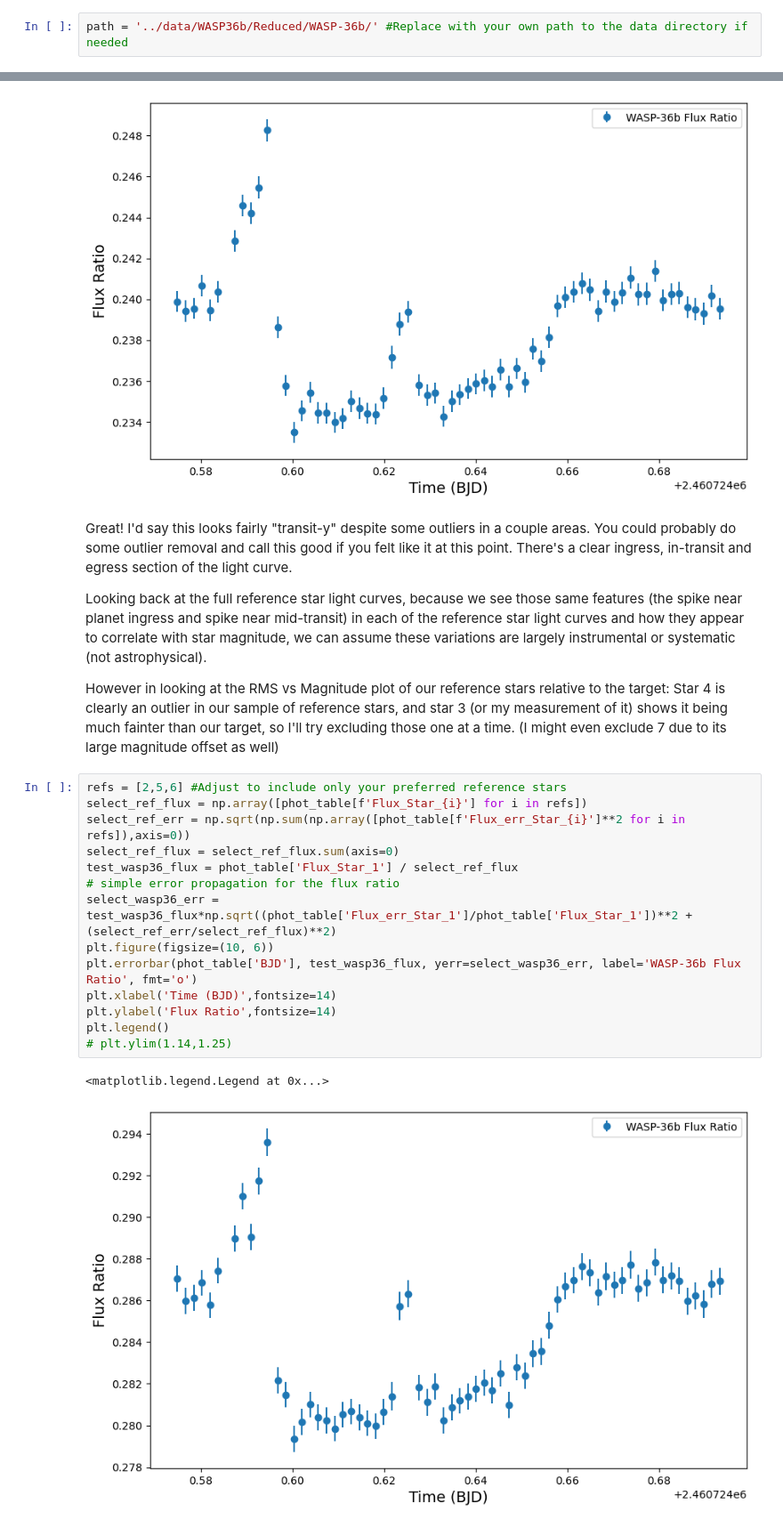
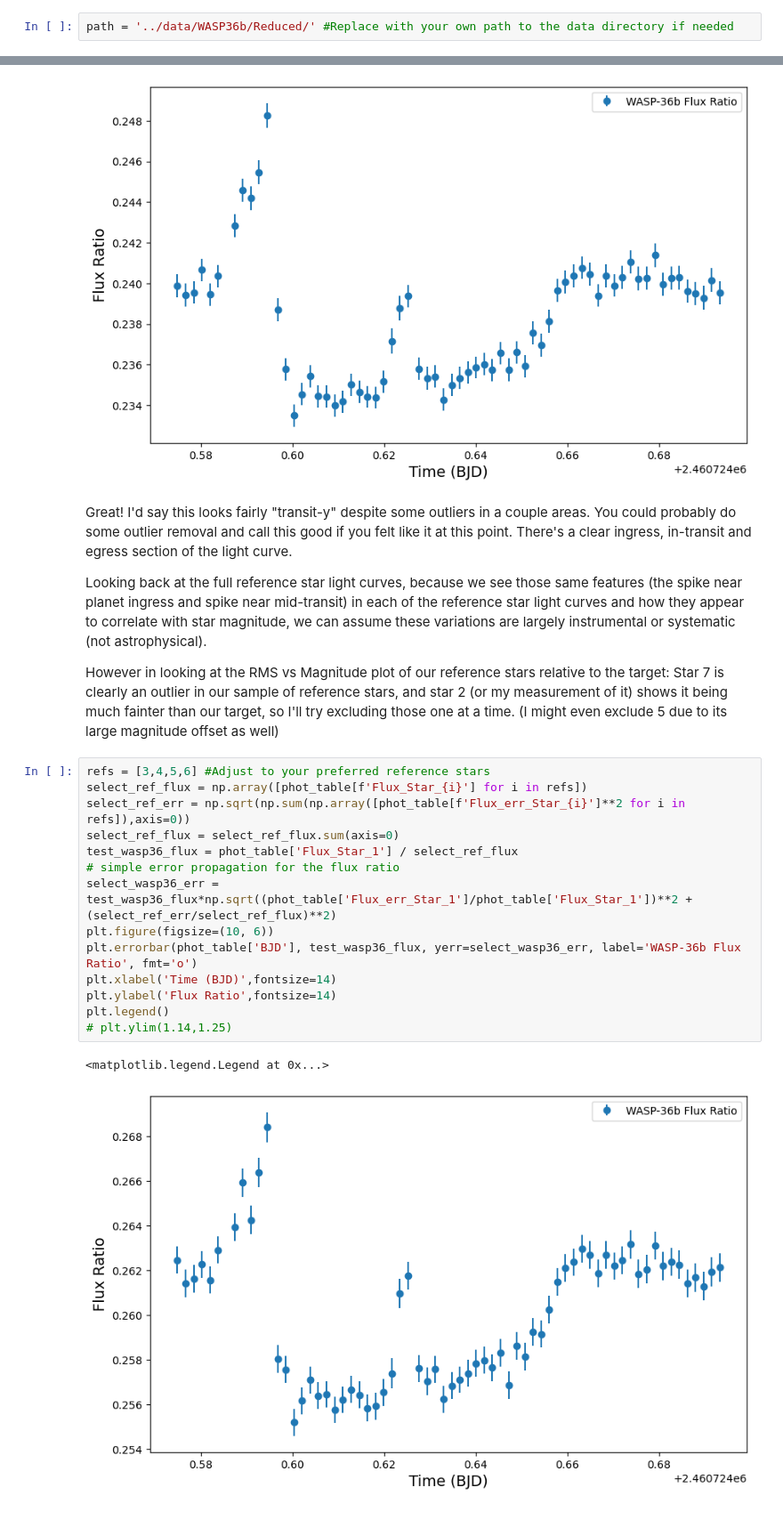
Before and after one commit to explorerjs32/rho_data_reduction_pipeline, a Jupyter notebook: sample_notebooks/Timeseries_LC_from_photometry_example.ipynb, the cells around one changed output, grey strips where cells are left out. Shown at 89% size. Cells and saved outputs as stored; diff of their text form.

```diff
--- a/sample_notebooks/Timeseries_LC_from_photometry_example.ipynb
+++ b/sample_notebooks/Timeseries_LC_from_photometry_example.ipynb
@@ -18,7 +18,7 @@ For this tutorial notebook, we will assume the user has ran the mentioned script
 # %% [markdown]
 ## Reading in your photometric data
 # %%
-path = '../data/WASP36b/Reduced/WASP-36b/' #Replace with your own path to the data directory if needed
+path = '../data/WASP36b/Reduced/' #Replace with your own path to the data directory if needed
 # %%
 phot_table = pd.read_csv(path + 'PSF_Photometry_Results/WASP-36B_R_psf_photometry_66_bins.csv')
 
@@ -148,23 +148,23 @@ Great! I'd say this looks fairly "transit-y" despite some outliers in a couple a
 
 Looking back at the full reference star light curves, because we see those same features (the spike near planet ingress and spike near mid-transit) in each of the reference star light curves and how they appear to correlate with star magnitude, we can assume these variations are largely instrumental or systematic (not astrophysical).
 
-However in looking at the RMS vs Magnitude plot of our reference stars relative to the target: Star 4 is clearly an outlier in our sample of reference stars, and star 3 (or my measurement of it) shows it being much fainter than our target, so I'll try excluding those one at a time. (I might even exclude 7 due to its large magnitude offset as well)
+However in looking at the RMS vs Magnitude plot of our reference stars relative to the target: Star 7 is clearly an outlier in our sample of reference stars, and star 2 (or my measurement of it) shows it being much fainter than our target, so I'll try excluding those one at a time. (I might even exclude 5 due to its large magnitude offset as well)
 # %%
-refs = [2,5,6] #Adjust to include only your preferred reference stars
+refs = [3,4,5,6] #Adjust to your preferred reference stars
 select_ref_flux = np.array([phot_table[f'Flux_Star_{i}'] for i in refs])
 select_ref_err = np.sqrt(np.sum(np.array([phot_table[f'Flux_err_Star_{i}']**2 for i in refs]),axis=0))
 select_ref_flux = select_ref_flux.sum(axis=0)
 test_wasp36_flux = phot_table['Flux_Star_1'] / select_ref_flux
 # simple error propagation for the flux ratio
 select_wasp36_err = test_wasp36_flux*np.sqrt((phot_table['Flux_err_Star_1']/phot_table['Flux_Star_1'])**2 + (select_ref_err/select_ref_flux)**2)
 plt.figure(figsize=(10, 6))
 plt.errorbar(phot_table['BJD'], test_wasp36_flux, yerr=select_wasp36_err, label='WASP-36b Flux Ratio', fmt='o')
 plt.xlabel('Time (BJD)',fontsize=14)
 plt.ylabel('Flux Ratio',fontsize=14)
 plt.legend()
 # plt.ylim(1.14,1.25)
 # %% [output]
 <matplotlib.legend.Legend at 0x...>
-[figure, old version]
+[figure, new version]
 # %%
 plt.figure(figsize=(8, 6))
```
Also changed, not shown: parts of 17 cells of this notebook, 8 other files.
